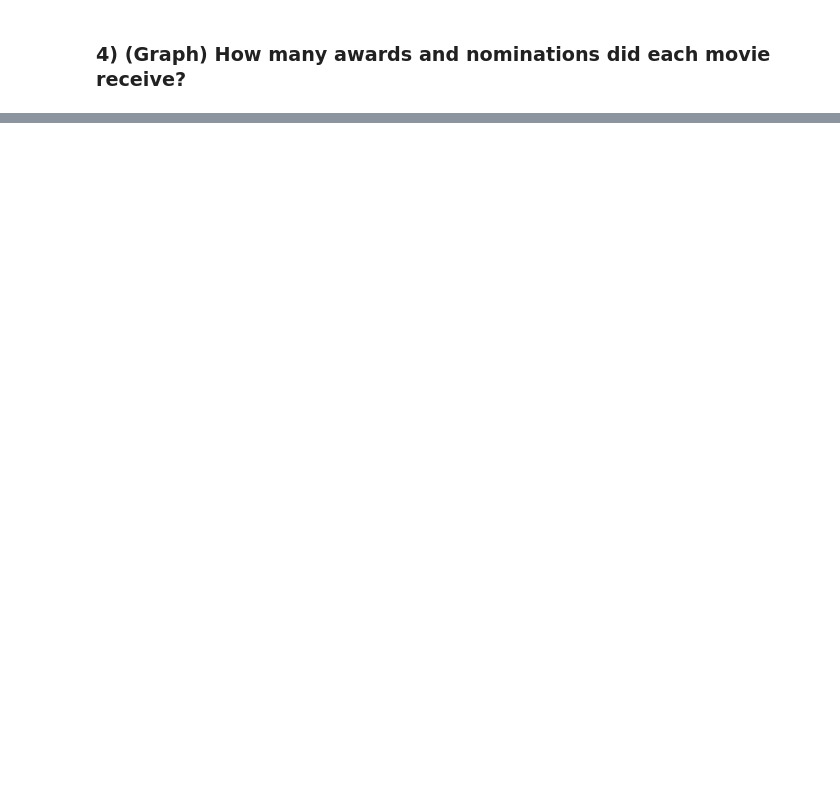
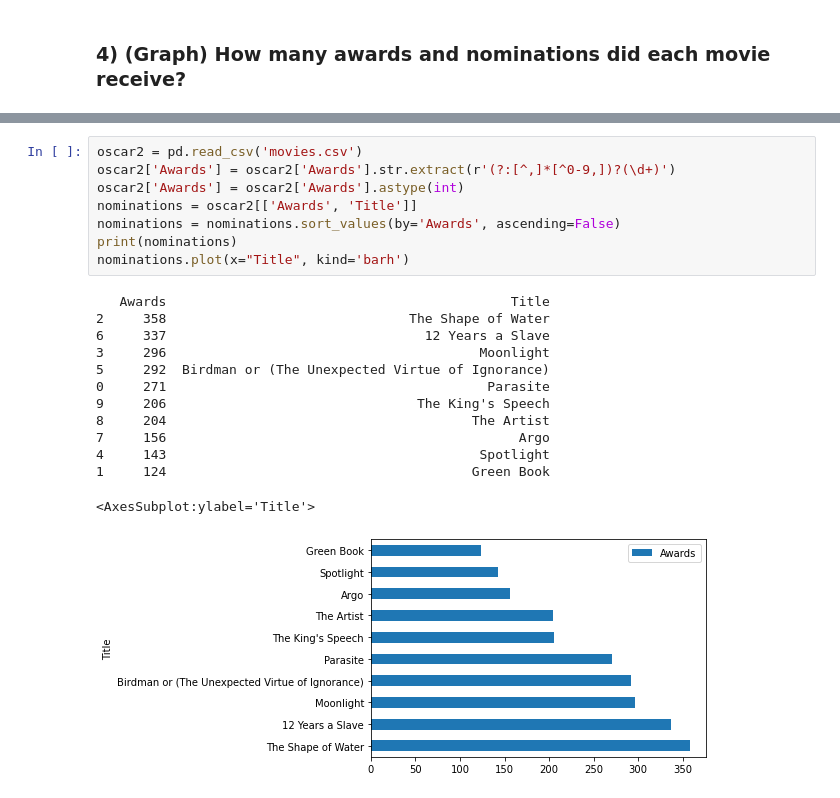
Before and after one commit to Janainaf/movie-Api, a Jupyter notebook: movie_analysis.ipynb, the cells around one changed output, grey strips where cells are left out. Drawn from its saved outputs; the diff is of its cells as text; blank space fills up the shorter version.

```diff
--- a/movie_analysis.ipynb
+++ b/movie_analysis.ipynb
@@ -62,0 +81,22 @@ print(awards)
+# %%
+oscar2 = pd.read_csv('movies.csv')
+oscar2['Awards'] = oscar2['Awards'].str.extract(r'(?:[^,]*[^0-9,])?(\d+)')
+oscar2['Awards'] = oscar2['Awards'].astype(int)
+nominations = oscar2[['Awards', 'Title']]
+nominations = nominations.sort_values(by='Awards', ascending=False)
+print(nominations)
+nominations.plot(x="Title", kind='barh')
+# %% [output]
+   Awards                                            Title
+2     358                               The Shape of Water
+6     337                                 12 Years a Slave
+3     296                                        Moonlight
+5     292  Birdman or (The Unexpected Virtue of Ignorance)
+0     271                                         Parasite
+9     206                                The King's Speech
+8     204                                       The Artist
+7     156                                             Argo
+4     143                                        Spotlight
+1     124                                       Green Book
+<AxesSubplot:ylabel='Title'>
+[figure, added]
```
Also changed, not shown: parts of 6 cells of this notebook, 5 other files.
